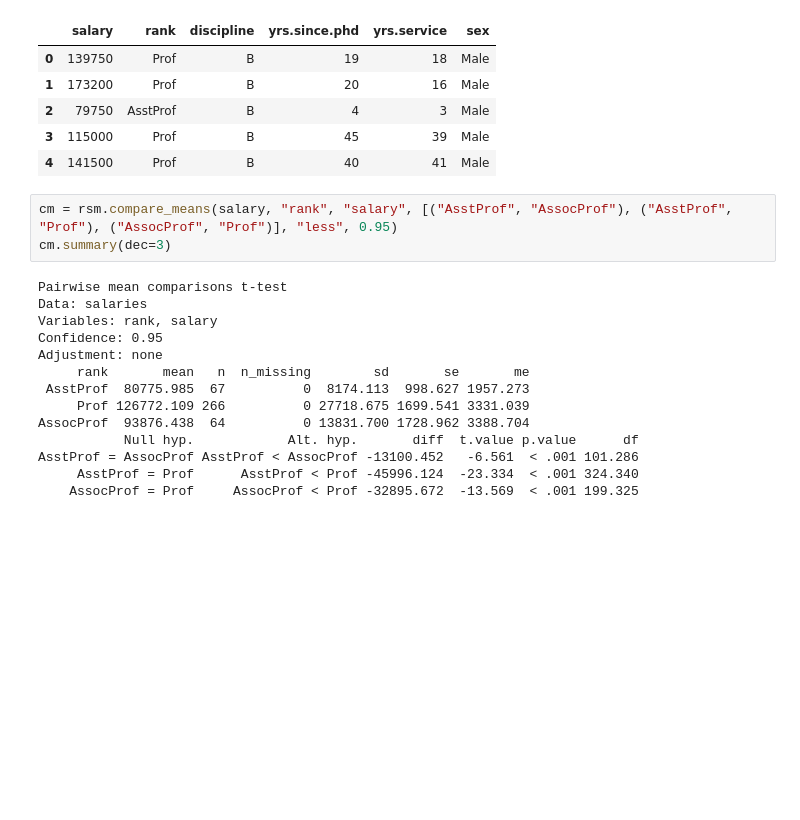
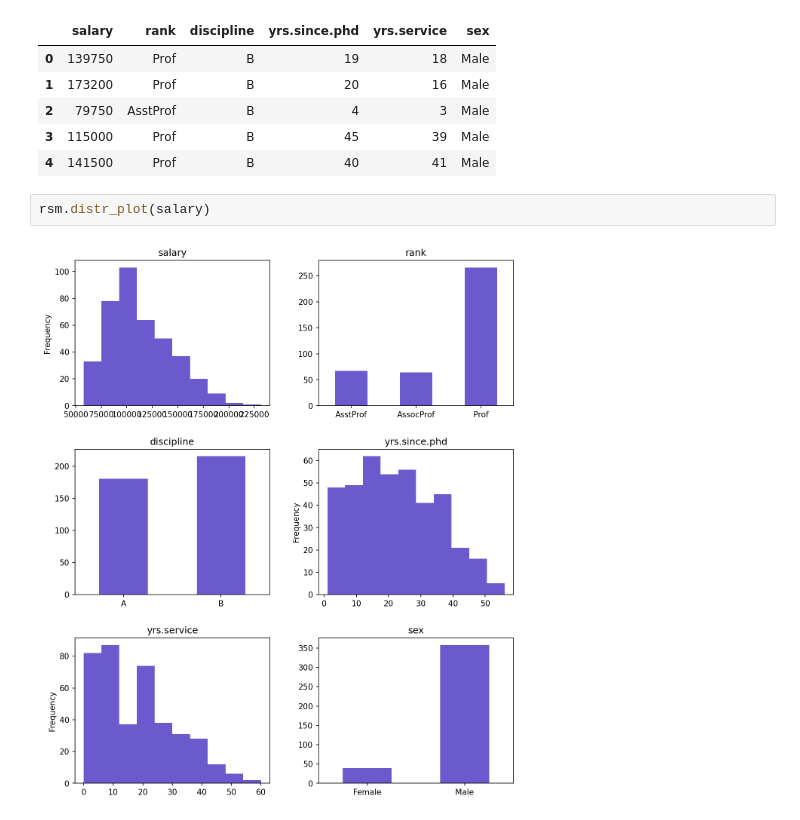
Before and after one commit to vnijs/pyrsm, a Jupyter notebook: examples/basics-compare-means.ipynb, the cells around one changed output. Cells and saved outputs as stored; diff of their text form; blank space fills up the shorter version.

```diff
--- a/examples/basics-compare-means.ipynb
+++ b/examples/basics-compare-means.ipynb
@@ -47,20 +47,7 @@ salary.head()
 | 2 | 79750 | AsstProf | B | 4 | 3 | Male |
 | 3 | 115000 | Prof | B | 45 | 39 | Male |
 | 4 | 141500 | Prof | B | 40 | 41 | Male |
-# %%
-cm = rsm.compare_means(salary, "rank", "salary", [("AsstProf", "AssocProf"), ("AsstProf", "Prof"), ("AssocProf", "Prof")], "less", 0.95)
-cm.summary(dec=3)
-# %% [output]
-Pairwise mean comparisons t-test
-Data: salaries
-Variables: rank, salary
-Confidence: 0.95
-Adjustment: none
-     rank       mean   n  n_missing        sd       se       me
- AsstProf  80775.985  67          0  8174.113  998.627 1957.273
-     Prof 126772.109 266          0 27718.675 1699.541 3331.039
-AssocProf  93876.438  64          0 13831.700 1728.962 3388.704
-           Null hyp.            Alt. hyp.       diff  t.value p.value      df
-AsstProf = AssocProf AsstProf < AssocProf -13100.452   -6.561  < .001 101.286
-     AsstProf = Prof      AsstProf < Prof -45996.124  -23.334  < .001 324.340
-    AssocProf = Prof     AssocProf < Prof -32895.672  -13.569  < .001 199.325
+# %%
+rsm.distr_plot(salary)
+# %% [output]
+[figure, added]
```
Also changed, not shown: parts of 1 cell of this notebook, 12 other files.
